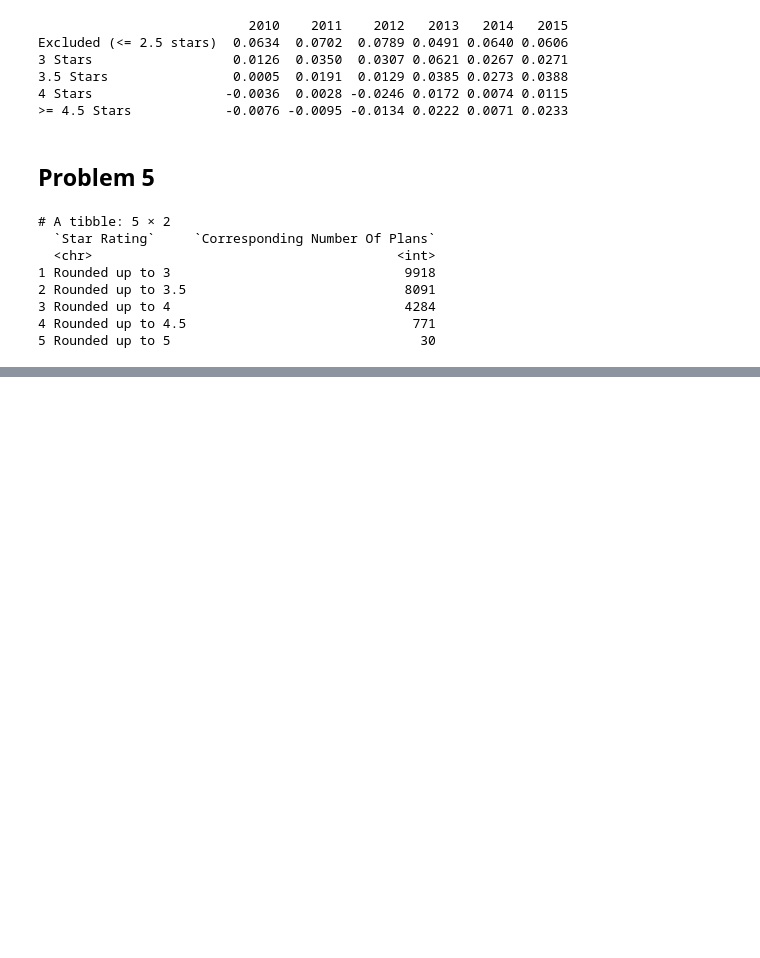
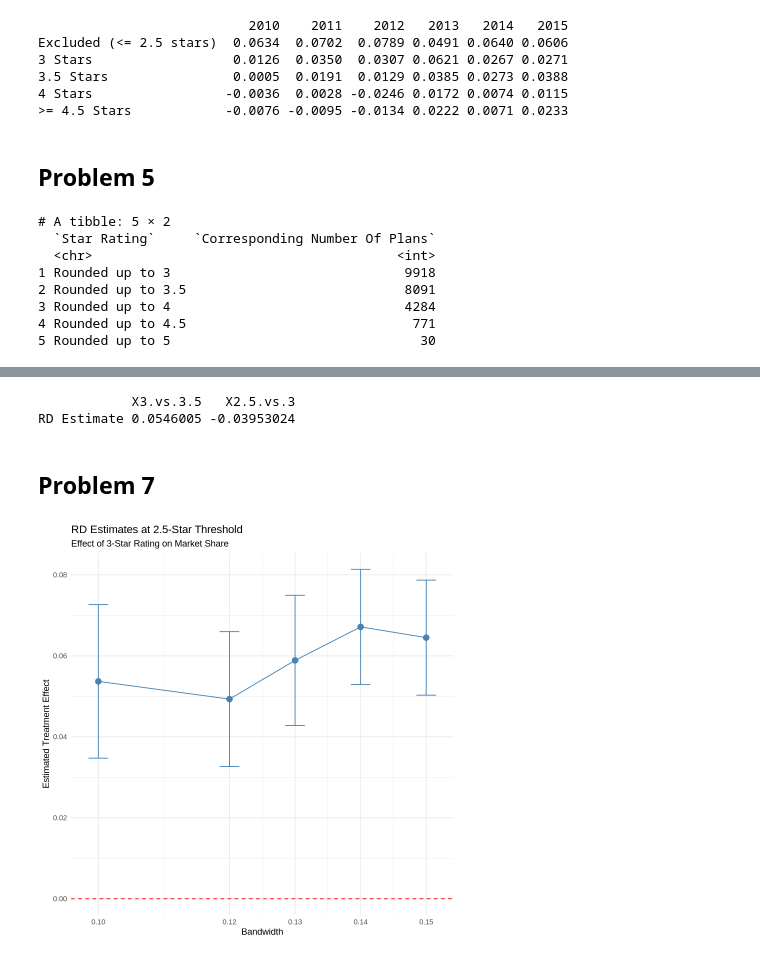
Before and after one commit to sarkarsrijon/hwk3, a Jupyter notebook: submission1/problems.ipynb, the cells around one changed output, grey strips where cells are left out. Drawn from its saved outputs; the diff is of its cells as text; code cells hidden in the pictures; blank space fills up the shorter version.

```diff
--- a/submission1/problems.ipynb
+++ b/submission1/problems.ipynb
@@ -102,10 +102,10 @@ estimate <- list()
 for(yr in 2010:2015){
   ols <- lm(market_share ~ star_3 + star_35 + star_4 + star_45,
             data = data.full %>% filter(year == yr, !is.na(Star_Rating), !is.na(market_share)))
-  results_list[[as.character(yr)]] <- coef(ols)
+  estimate[[as.character(yr)]] <- coef(ols)
 }
 
-ols_table <- as.data.frame(results_list)
+ols_table <- as.data.frame(estimate)
 colnames(ols_table) <- c("2010", "2011", "2012", "2013", "2014", "2015")
 rownames(ols_table) <- c("Excluded (<= 2.5 stars)", "3 Stars", "3.5 Stars", "4 Stars", ">= 4.5 Stars")
 
@@ -194,0 +255,13 @@ print(round_up_counts)
+# %%
+# our two estimates
+est1 <- as.numeric(star25.1$coef[3])
+est2 <- as.numeric(star25.2$coef[3])
+
+comparison_table <- data.frame(row.names = c("RD Estimate"), `3 vs 3.5` = est1, `2.5 vs 3` = est2 )
+
+print(comparison_table)
+# %% [output]
+            X3.vs.3.5   X2.5.vs.3
+RD Estimate 0.0546005 -0.03953024
+# %% [markdown]
+## Problem 7
@@ -194,0 +309,41 @@ print(round_up_counts)
+# %%
+library(ggplot2)
+
+# Create a dataframe of estimates and bandwidths
+rd_results <- data.frame(
+  bandwidth = c(0.10, 0.12, 0.13, 0.14, 0.15),
+  estimate  = c(est1, est2, est3, est4, est5)
+)
+
+# Add confidence intervals
+se_list <- c(
+  summary(star25.1)$coef[3, 2],
+  summary(star25.2)$coef[3, 2],
+  summary(star25.3)$coef[3, 2],
+  summary(star25.4)$coef[3, 2],
+  summary(star25.5)$coef[3, 2]
+)
+
+rd_results <- rd_results %>%
+  mutate(
+    se    = se_list,
+    ci_lo = estimate - 1.96 * se,
+    ci_hi = estimate + 1.96 * se
+  )
+
+# Plot
+ggplot(rd_results, aes(x = bandwidth, y = estimate)) +
+  geom_point(size = 3, color = "steelblue") +
+  geom_line(color = "steelblue") +
+  geom_errorbar(aes(ymin = ci_lo, ymax = ci_hi), width = 0.003, color = "steelblue") +
+  geom_hline(yintercept = 0, linetype = "dashed", color = "red") +
+  scale_x_continuous(breaks = rd_results$bandwidth) +
+  labs(
+    title    = "RD Estimates at 2.5-Star Threshold",
+    subtitle = "Effect of 3-Star Rating on Market Share",
+    x        = "Bandwidth",
+    y        = "Estimated Treatment Effect"
+  ) +
+  theme_minimal()
+# %% [output]
+[figure, added]
```
Also changed, not shown: parts of 17 cells of this notebook, 2 other files.
